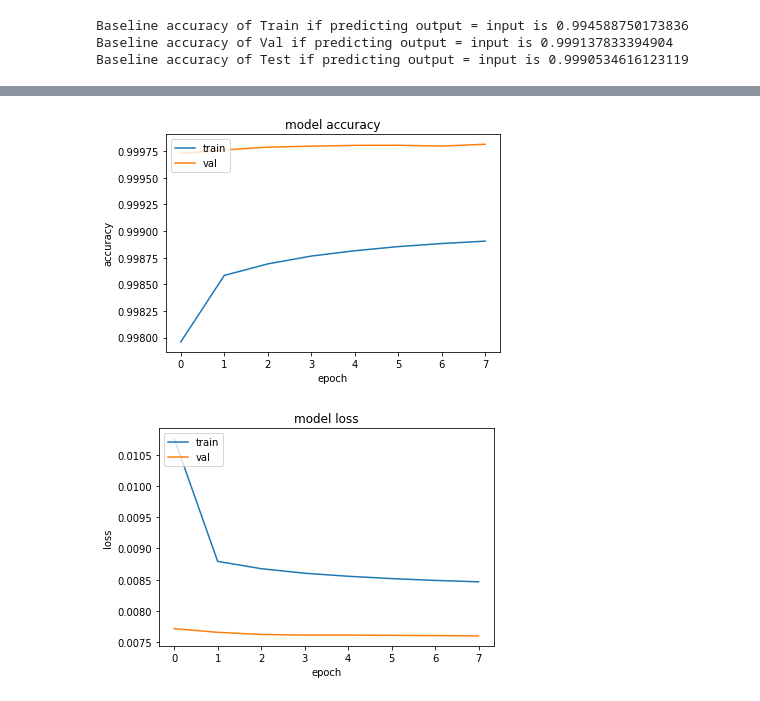
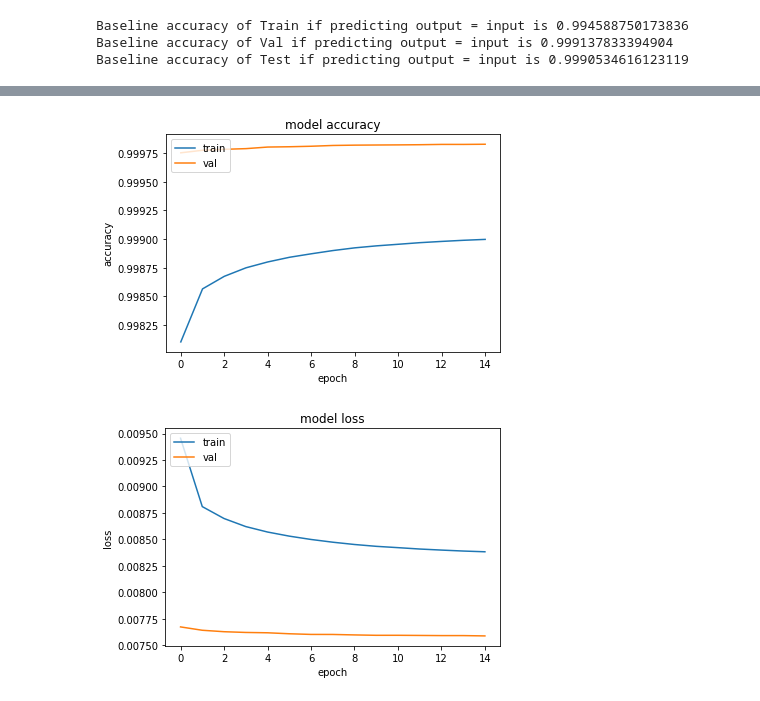
Before and after one commit to kiti15237/cs230_project, a Jupyter notebook: ConvNet_5hot.ipynb, the cells around one changed output, grey strips where cells are left out. Drawn from its saved outputs; the diff is of its cells as text; code cells hidden in the pictures.

```diff
--- a/ConvNet_5hot.ipynb
+++ b/ConvNet_5hot.ipynb
@@ -252,24 +252,24 @@ with open(histfname, 'wb') as file_pi:
 histfname = "./trainHistoryDict_" + "0603-0412" + "_5hot"
 history = pickle.load(open(histfname, "rb" ))
 # %%
-plt.plot(favorite_color['acc'])
-plt.plot(favorite_color['val_acc'])
+plt.plot(history.history['acc'])
+plt.plot(history.history['val_acc'])
 plt.title('model accuracy')
 plt.ylabel('accuracy')
 plt.xlabel('epoch')
 plt.legend(['train','val'], loc='upper left')
 plt.show()
 
-plt.plot(favorite_color['loss'])
-plt.plot(favorite_color['val_loss'])
+plt.plot(history.history['loss'])
+plt.plot(history.history['val_loss'])
 plt.title('model loss')
 plt.ylabel('loss')
 plt.xlabel('epoch')
 plt.legend(['train','val'], loc='upper left')
 plt.show()
 # %% [output]
-[figure, old version]
+[figure, new version]
-[figure, old version]
+[figure, new version]
 # %%
 preds = myModel.predict(x = X_test)
 # %%
```
Also changed, not shown: parts of 8 cells of this notebook.
